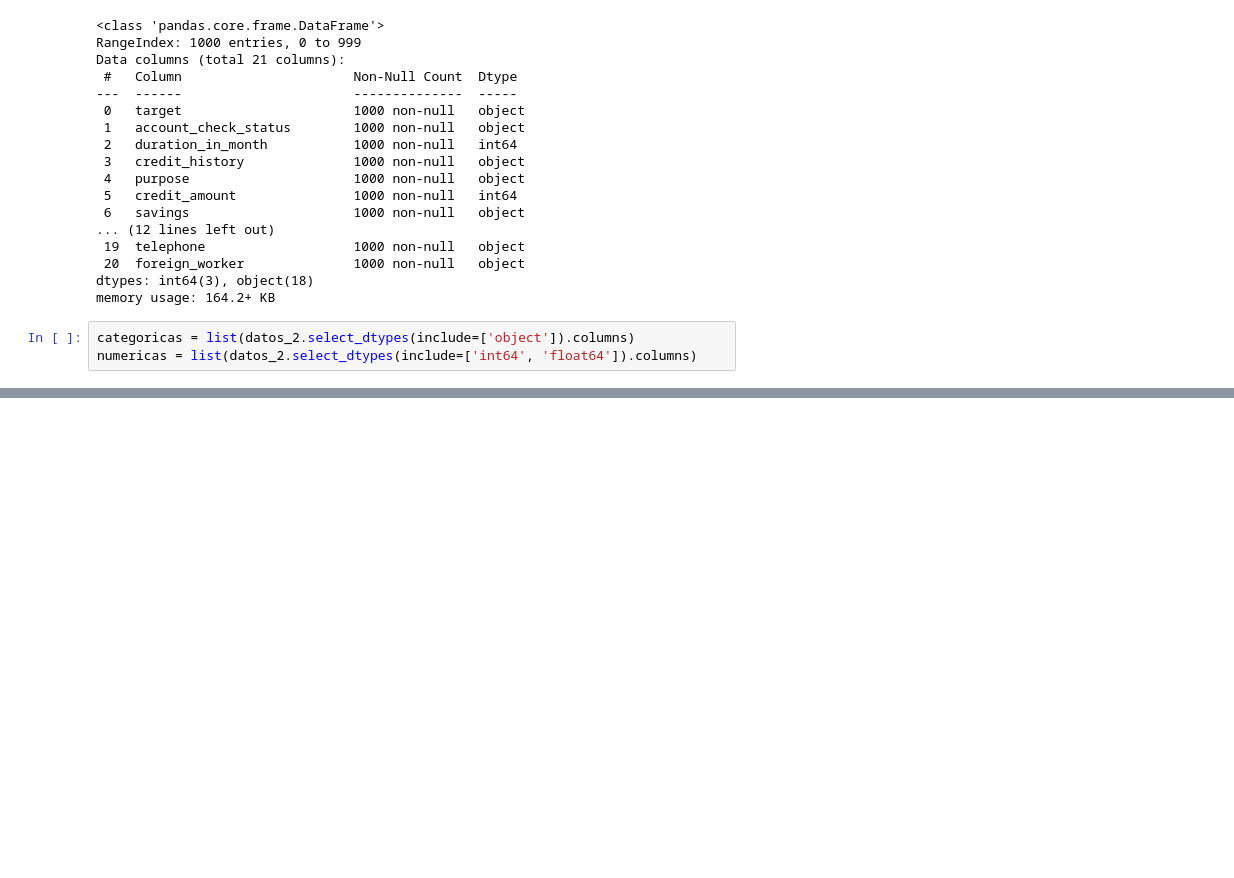
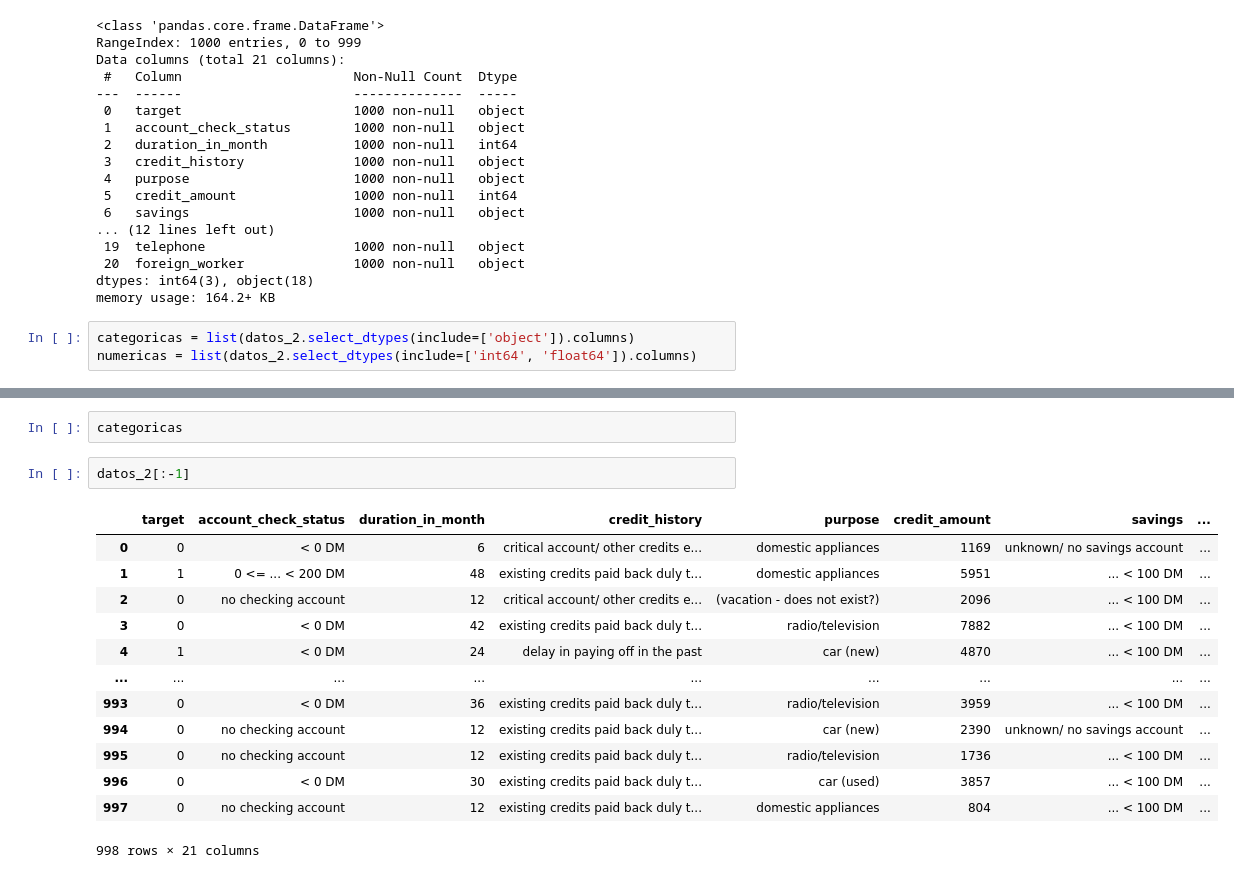
Before and after one commit to pablovanegas/Riesgo_Deudor, a Jupyter notebook: debt_risk.ipynb, the cells around one changed output, grey strips where cells are left out. Drawn from its saved outputs; the diff is of its cells as text; blank space fills up the shorter version.

```diff
--- a/debt_risk.ipynb
+++ b/debt_risk.ipynb
@@ -523,0 +564,18 @@ mkr = maker_encoder.transform(datos_2[categoricas]).toarray() # Sin o toarray()
+# %%
+categoricas
+# %%
+datos_2[:-1]
+# %% [output]
+|  | target | account_check_status | duration_in_month | credit_history | purpose | credit_amount | savings | ... |
+| 0 | 0 | < 0 DM | 6 | critical account/ other credits e... | domestic appliances | 1169 | unknown/ no savings account | ... |
+| 1 | 1 | 0 <= ... < 200 DM | 48 | existing credits paid back duly t... | domestic appliances | 5951 | ... < 100 DM | ... |
+| 2 | 0 | no checking account | 12 | critical account/ other credits e... | (vacation - does not exist?) | 2096 | ... < 100 DM | ... |
+| 3 | 0 | < 0 DM | 42 | existing credits paid back duly t... | radio/television | 7882 | ... < 100 DM | ... |
+| 4 | 1 | < 0 DM | 24 | delay in paying off in the past | car (new) | 4870 | ... < 100 DM | ... |
+| ... | ... | ... | ... | ... | ... | ... | ... | ... |
+| 993 | 0 | < 0 DM | 36 | existing credits paid back duly t... | radio/television | 3959 | ... < 100 DM | ... |
+| 994 | 0 | no checking account | 12 | existing credits paid back duly t... | car (new) | 2390 | unknown/ no savings account | ... |
+| 995 | 0 | no checking account | 12 | existing credits paid back duly t... | radio/television | 1736 | ... < 100 DM | ... |
+| 996 | 0 | < 0 DM | 30 | existing credits paid back duly t... | car (used) | 3857 | ... < 100 DM | ... |
+| 997 | 0 | no checking account | 12 | existing credits paid back duly t... | domestic appliances | 804 | ... < 100 DM | ... |
+998 rows × 21 columns
```
Also changed, not shown: parts of 15 cells of this notebook, 1 other file.
